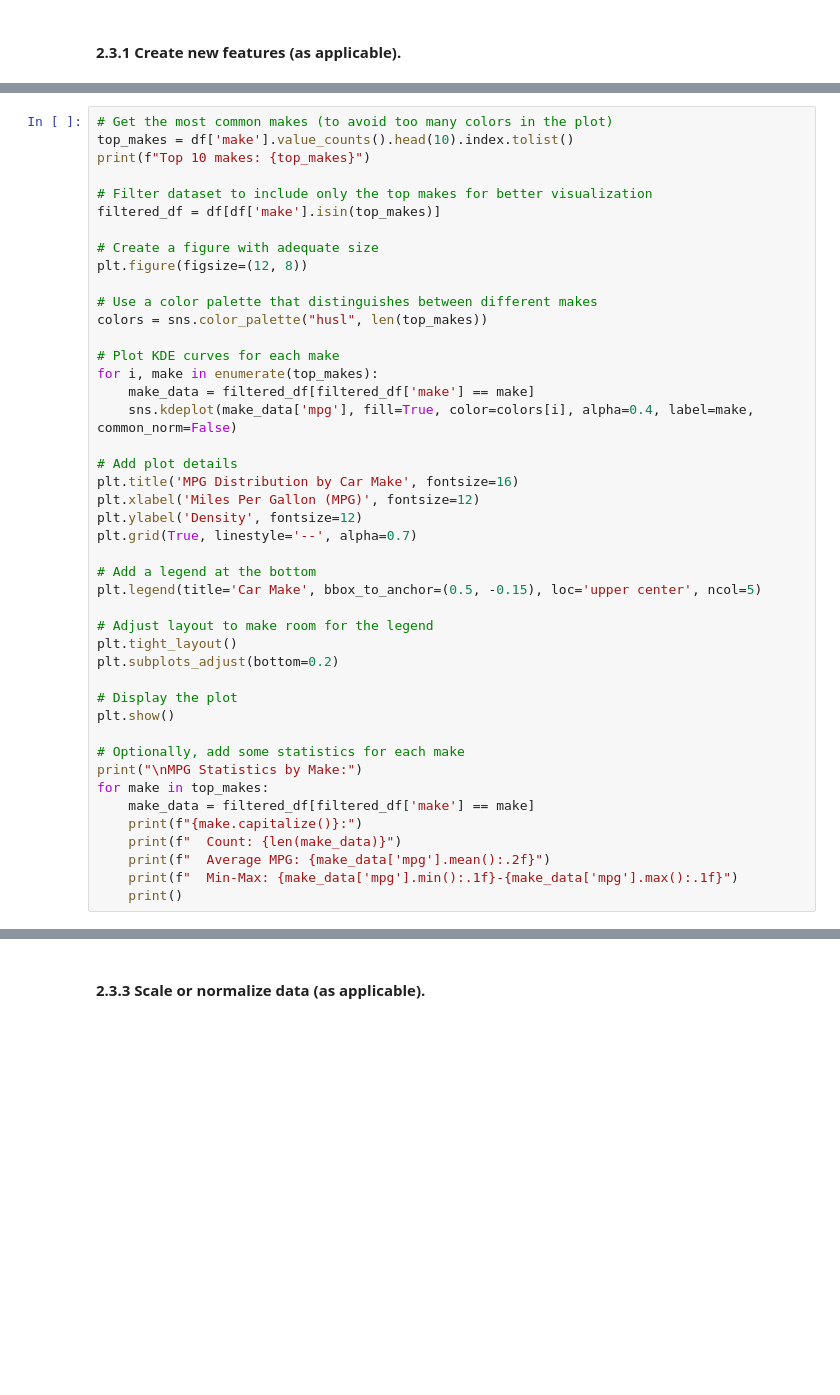
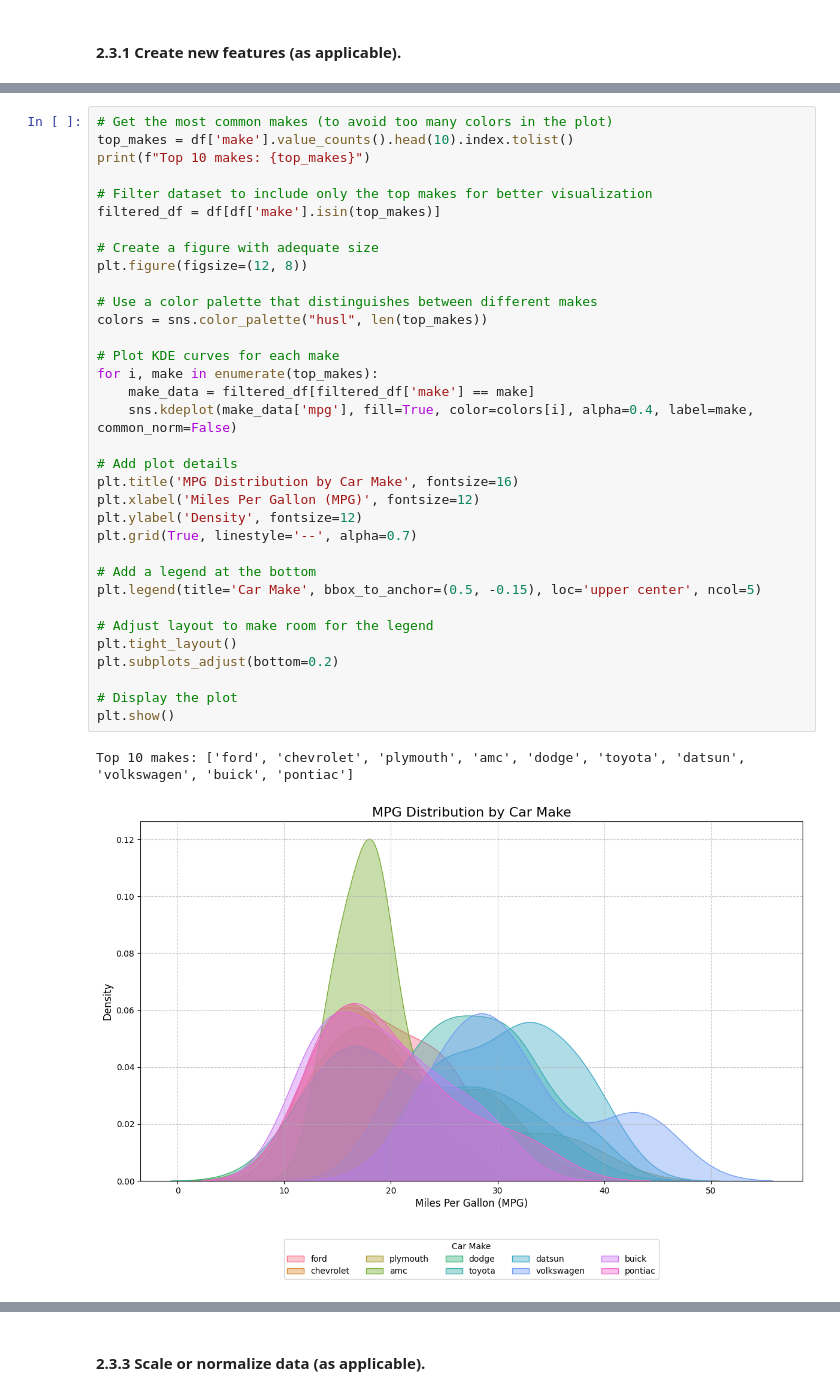
Before and after one commit to gjrich/ml_regression_gjrich, a Jupyter notebook: regression_gjrich.ipynb, the cells around one changed output, grey strips where cells are left out. Drawn from its saved outputs; the diff is of its cells as text; blank space fills up the shorter version.

```diff
--- a/regression_gjrich.ipynb
+++ b/regression_gjrich.ipynb
@@ -566,40 +785,33 @@ print(f"Top 10 makes: {top_makes}")
 
 # Filter dataset to include only the top makes for better visualization
 filtered_df = df[df['make'].isin(top_makes)]
 
 # Create a figure with adequate size
 plt.figure(figsize=(12, 8))
 
 # Use a color palette that distinguishes between different makes
 colors = sns.color_palette("husl", len(top_makes))
 
 # Plot KDE curves for each make
 for i, make in enumerate(top_makes):
     make_data = filtered_df[filtered_df['make'] == make]
     sns.kdeplot(make_data['mpg'], fill=True, color=colors[i], alpha=0.4, label=make, common_norm=False)
 
 # Add plot details
 plt.title('MPG Distribution by Car Make', fontsize=16)
 plt.xlabel('Miles Per Gallon (MPG)', fontsize=12)
 plt.ylabel('Density', fontsize=12)
 plt.grid(True, linestyle='--', alpha=0.7)
 
 # Add a legend at the bottom
 plt.legend(title='Car Make', bbox_to_anchor=(0.5, -0.15), loc='upper center', ncol=5)
 
 # Adjust layout to make room for the legend
 plt.tight_layout()
 plt.subplots_adjust(bottom=0.2)
 
 # Display the plot
 plt.show()
-
-# Optionally, add some statistics for each make
-print("\nMPG Statistics by Make:")
-for make in top_makes:
-    make_data = filtered_df[filtered_df['make'] == make]
-    print(f"{make.capitalize()}:")
-    print(f"  Count: {len(make_data)}")
-    print(f"  Average MPG: {make_data['mpg'].mean():.2f}")
-    print(f"  Min-Max: {make_data['mpg'].min():.1f}-{make_data['mpg'].max():.1f}")
-    print()
+# %% [output]
+Top 10 makes: ['ford', 'chevrolet', 'plymouth', 'amc', 'dodge', 'toyota', 'datsun', 'volkswagen', 'buick', 'pontiac']
+[figure, added]
```
Also changed, not shown: parts of 82 cells of this notebook.
